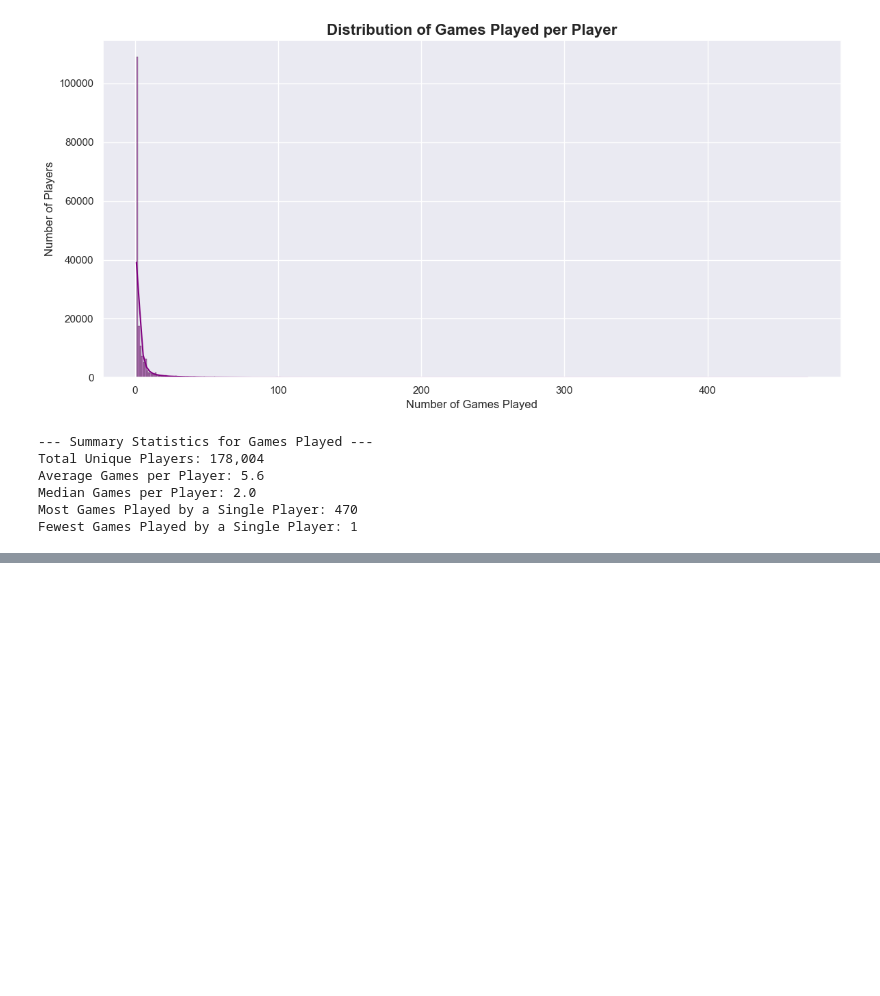
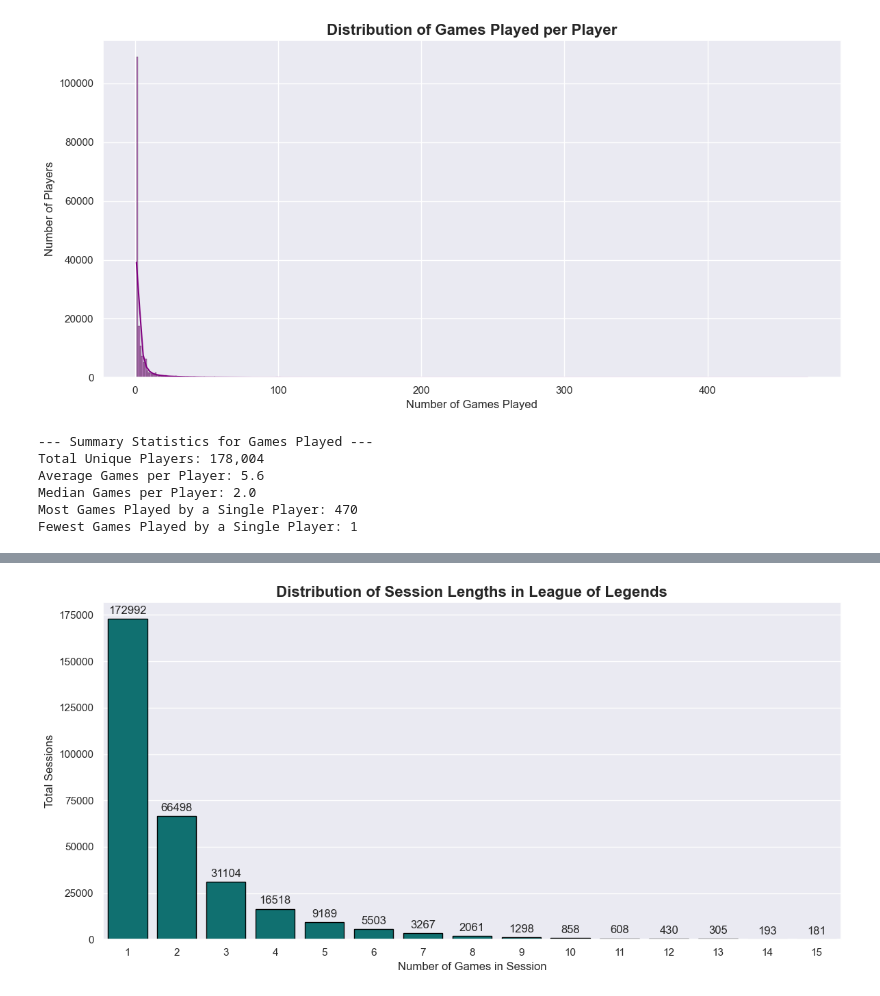
Before and after one commit to kasiwarrior/Winrate_proj, a Jupyter notebook: DataPreprocessor.ipynb, the cells around one changed output, grey strips where cells are left out. Drawn from its saved outputs; the diff is of its cells as text; code cells hidden in the pictures; blank space fills up the shorter version.

```diff
--- a/DataPreprocessor.ipynb
+++ b/DataPreprocessor.ipynb
@@ -127,3 +127,17 @@ Average Games per Player: 5.6
 Median Games per Player: 2.0
 Most Games Played by a Single Player: 470
 Fewest Games Played by a Single Player: 1
+# %%
+# Set a minimum threshold (e.g., they must appear in at least 10 games in the dataset)
+MIN_GAMES_REQUIRED = 10
+
+# Find the PUUIDs of players who meet the threshold
+valid_players = games_per_player[games_per_player >= MIN_GAMES_REQUIRED].index
+
+# Filter the cleaned dataset to ONLY include these players
+df_usable = df_clean[df_clean['puuid'].isin(valid_players)]
+df_usable.to_csv("Data/Downloaded/usable_formatted_match_records.csv", index=False)
+
+print(f"Original records: {len(df_clean):,}")
+print(f"Usable records (Players with {MIN_GAMES_REQUIRED}+ games): {len(df_usable):,}")
+print(f"Unique players remaining: {len(valid_players):,}")
@@ -129,0 +148,70 @@ Fewest Games Played by a Single Player: 1
+# %%
+import matplotlib.pyplot as plt
+import seaborn as sns
+
+# Set visual style
+sns.set_theme(style="darkgrid")
+
+print("0. Calculating Sessions (The missing step!)...")
+# Sort chronologically for each player
+df_usable = df_usable.sort_values(by=['puuid', 'game_start_timestamp'])
+
+# Calculate the time since their last game ended (in milliseconds)
+df_usable['prev_game_end'] = df_usable.groupby('puuid')['game_end_timestamp'].shift(1)
+df_usable['time_since_last_game_ms'] = df_usable['game_start_timestamp'] - df_usable['prev_game_end']
+
+# Define a Session: If the time since the last game is > 2 hours (7,200,000 ms) OR it's their first game
+SESSION_THRESHOLD_MS = 2 * 60 * 60 * 1000
+df_usable['is_new_session'] = (df_usable['time_since_last_game_ms'] > SESSION_THRESHOLD_MS) | (df_usable['time_since_last_game_ms'].isna())
+
+# Assign a unique session ID per player and the game number within that session
+df_usable['session_id'] = df_usable.groupby('puuid')['is_new_session'].cumsum()
+df_usable['game_number_in_session'] = df_usable.groupby(['puuid', 'session_id']).cumcount() + 1
+
+
+print("1. Calculating the total length of every session...")
+# Group by player and session ID, then grab the highest game number in that specific session
+session_lengths = df_usable.groupby(['puuid', 'session_id'])['game_number_in_session'].max().reset_index()
+session_lengths.rename(columns={'game_number_in_session': 'session_length'}, inplace=True)
+
+# 2. Count how many sessions there are of each length
+length_counts = session_lengths['session_length'].value_counts().reset_index()
+length_counts.columns = ['Session Length', 'Number of Sessions']
+
+# Sort them from 1 game, 2 games, 3 games...
+length_counts = length_counts.sort_values(by='Session Length')
+
+# Cap the graph at 15 games so rare, massive 30-game marathon sessions don't stretch the chart out
+plot_data = length_counts[length_counts['Session Length'] <= 15]
+
+
+print("2. Plotting the Session Length Distribution...")
+plt.figure(figsize=(12, 6))
+
+# Plot a bar chart
+ax = sns.barplot(
+    data=plot_data,
+    x='Session Length',
+    y='Number of Sessions',
+    color='teal',
+    edgecolor='black'
+)
+
+# Add titles and labels
+plt.title("Distribution of Session Lengths in League of Legends", fontsize=16, fontweight='bold')
+plt.xlabel("Number of Games in Session", fontsize=12)
+plt.ylabel("Total Sessions", fontsize=12)
+
+# Add the exact counts on top of each bar for easy reading
+for i in ax.containers:
+    ax.bar_label(i, padding=3, fmt='%d')
+
+plt.tight_layout()
+plt.show()
+
+# Display the raw stats underneath
+print("--- Quick Stats ---")
+print(f"Total Sessions Recorded: {len(session_lengths):,}")
+print(f"Average Session Length: {session_lengths['session_length'].mean():.2f} games")
+print(f"Longest Marathon Session: {session_lengths['session_length'].max()} games")
+# %% [output]
@@ -129,0 +221 @@ Fewest Games Played by a Single Player: 1
+[figure, added]
```
Also changed, not shown: parts of 2 cells of this notebook, 1 other file.
